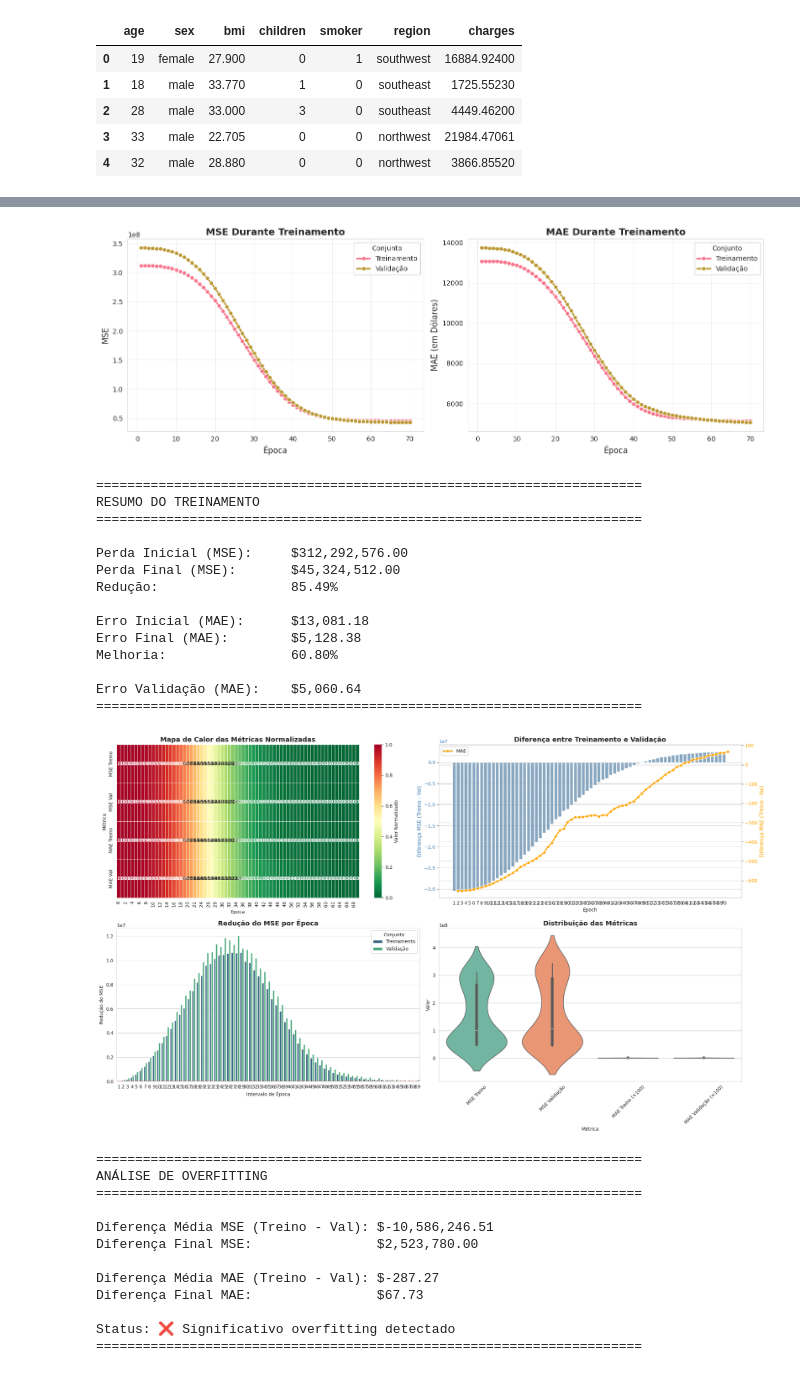
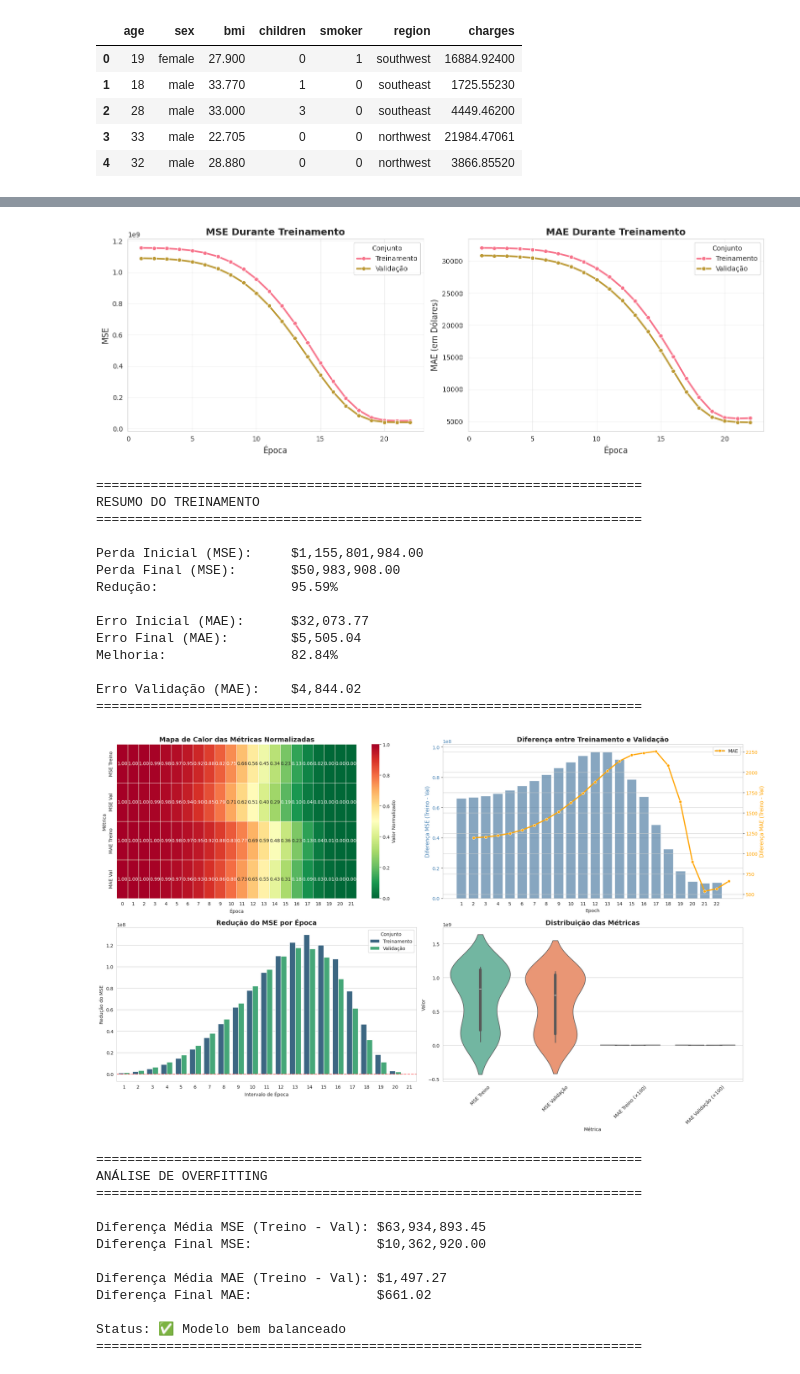
Before and after one commit to DaviFPassos/Helthy-Report, a Jupyter notebook: p1.ipynb, the cells around one changed output, grey strips where cells are left out. Cells and saved outputs as stored; diff of their text form; code cells hidden in the pictures.

Commit message:
neurons test with 5096x2048, 32 bachs, 22 epochs

```diff
--- a/p1.ipynb
+++ b/p1.ipynb
@@ -1209,3 +1189,6 @@ df.head()
 | 2 | 28 | male | 33.000 | 3 | 0 | southeast | 4449.46200 |
 | 3 | 33 | male | 22.705 | 0 | 0 | northwest | 21984.47061 |
 | 4 | 32 | male | 28.880 | 0 | 0 | northwest | 3866.85520 |
+# %%
+df_smokers = df[df['smoker'] == 1]
+df_smokers.head()
@@ -1215,8 +1205,8 @@ import pandas as pd
 import random
 
 # 1. Preparando os Dados
-X = df[['bmi', 'smoker']].values
-y = df['charges'].values
+X = df_smokers[['bmi', 'smoker']].values
+y = df_smokers['charges'].values
 
 # 2. Splitting - Guardar cópias dos dados originais antes de escalar
 X_train, X_test, y_train, y_test = train_test_split(
@@ -1235,8 +1225,8 @@ X_test_scaled = scaler.transform(X_test)
 # 4. Arquitetura para REGRESSÃO (Prever Números)
 model_regression = Sequential([
     layers.Input(shape=(2,)),
-    layers.Dense(64, activation='relu'),  # Neurônios para captar a complexidade do custo
-    layers.Dense(32, activation='relu'),
+    layers.Dense(4096, activation='relu'),  # Neurônios para captar a complexidade do custo
+    layers.Dense(2048, activation='relu'),
     layers.Dense(1)  # SEM ATIVAÇÃO para retornar qualquer valor numérico
 ])
 
@@ -1249,7 +1239,7 @@ model_regression.compile(
 # 5. Treino
 history = model_regression.fit(
     X_train_scaled, y_train,
-    epochs=70,
+    epochs=22,
     batch_size=32,
     validation_data=(X_test_scaled, y_test),
     verbose=0
@@ -1392,20 +1386,20 @@ print(f"Melhoria:                {melhoria:.2f}%")
 print(f"\nErro Validação (MAE):    ${history.history['val_mae'][-1]:,.2f}")
 print("=" * 70)
 # %% [output]
-[figure, old version]
+[figure, new version]
 ======================================================================
 RESUMO DO TREINAMENTO
 ======================================================================
 
-Perda Inicial (MSE):     $312,292,576.00
-Perda Final (MSE):       $45,324,512.00
-Redução:                 85.49%
+Perda Inicial (MSE):     $1,155,801,984.00
+Perda Final (MSE):       $50,983,908.00
+Redução:                 95.59%
 
-Erro Inicial (MAE):      $13,081.18
-Erro Final (MAE):        $5,128.38
-Melhoria:                60.80%
+Erro Inicial (MAE):      $32,073.77
+Erro Final (MAE):        $5,505.04
+Melhoria:                82.84%
 
-Erro Validação (MAE):    $5,060.64
+Erro Validação (MAE):    $4,844.02
 ======================================================================
 # %%
 # Criar figura com visualizações adicionais
@@ -1489,48 +1483,51 @@ sns.violinplot(
     x='Métrica',
     y='Valor',
     hue='Métrica',
     ax=axes[1, 1],
     palette='Set2',
     legend=False
 )
 
 axes[1, 1].set_title('Distribuição das Métricas', fontsize=14, fontweight='bold')
 axes[1, 1].tick_params(axis='x', rotation=45)
 axes[1, 1].set_ylabel('Valor')
 
 plt.tight_layout()
 plt.show()
 
 # Análise de Overfitting
 print("\n" + "=" * 70)
 print("ANÁLISE DE OVERFITTING")
 print("=" * 70)
 print(f"\nDiferença Média MSE (Treino - Val): ${gap_loss.mean():,.2f}")
 print(f"Diferença Final MSE:                ${gap_loss.iloc[-1]:,.2f}")
 
 print(f"\nDiferença Média MAE (Treino - Val): ${gap_mae.mean():,.2f}")
 print(f"Diferença Final MAE:                ${gap_mae.iloc[-1]:,.2f}")
 
-if gap_loss.iloc[-1] < 1000:
-    status = "✅ Modelo bem balanceado (Baixo overfitting)"
-elif gap_loss.iloc[-1] < 3000:
-    status = "⚠️  Leve overfitting detectado"
+# Calculando a razão de erro
+gap_percentual = (history_df['val_loss'].iloc[-1] / history_df['loss'].iloc[-1]) - 1
+
+if gap_percentual < 0.10: # Validação no máximo 10% maior que o treino
+    status = "✅ Modelo bem balanceado"
+elif gap_percentual < 0.20:
+    status = "⚠️ Leve overfitting"
 else:
-    status = "❌ Significativo overfitting detectado"
+    status = "❌ Alto overfitting"
 
 print(f"\nStatus: {status}")
 print("=" * 70)
 # %% [output]
-[figure, old version]
+[figure, new version]
 ======================================================================
 ANÁLISE DE OVERFITTING
 ======================================================================
 
-Diferença Média MSE (Treino - Val): $-10,586,246.51
-Diferença Final MSE:                $2,523,780.00
+Diferença Média MSE (Treino - Val): $63,934,893.45
+Diferença Final MSE:                $10,362,920.00
 
-Diferença Média MAE (Treino - Val): $-287.27
-Diferença Final MAE:                $67.73
+Diferença Média MAE (Treino - Val): $1,497.27
+Diferença Final MAE:                $661.02
 
-Status: ❌ Significativo overfitting detectado
+Status: ✅ Modelo bem balanceado
 ======================================================================
```
Also changed, not shown: parts of 4 cells of this notebook.
